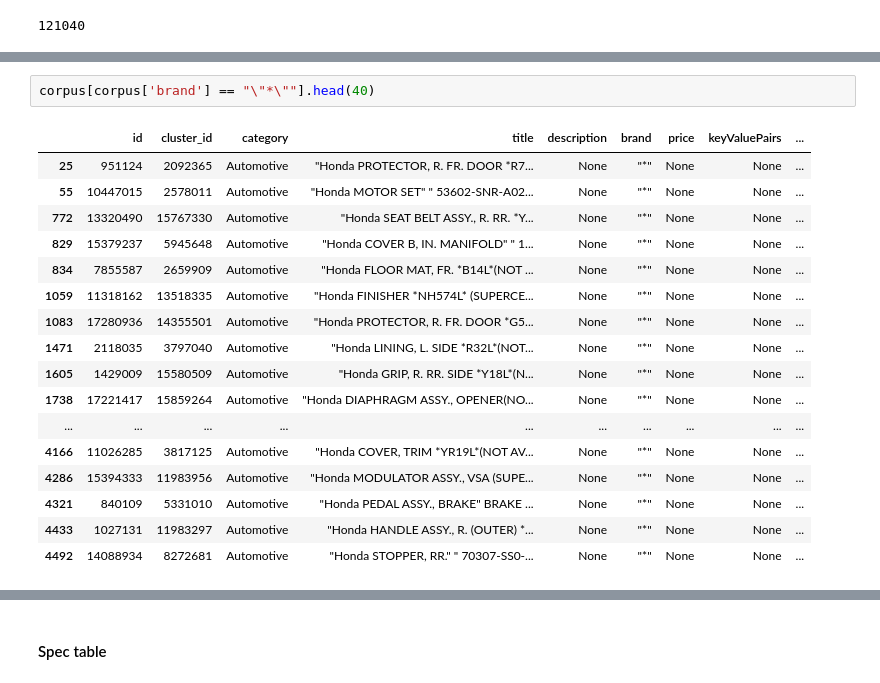
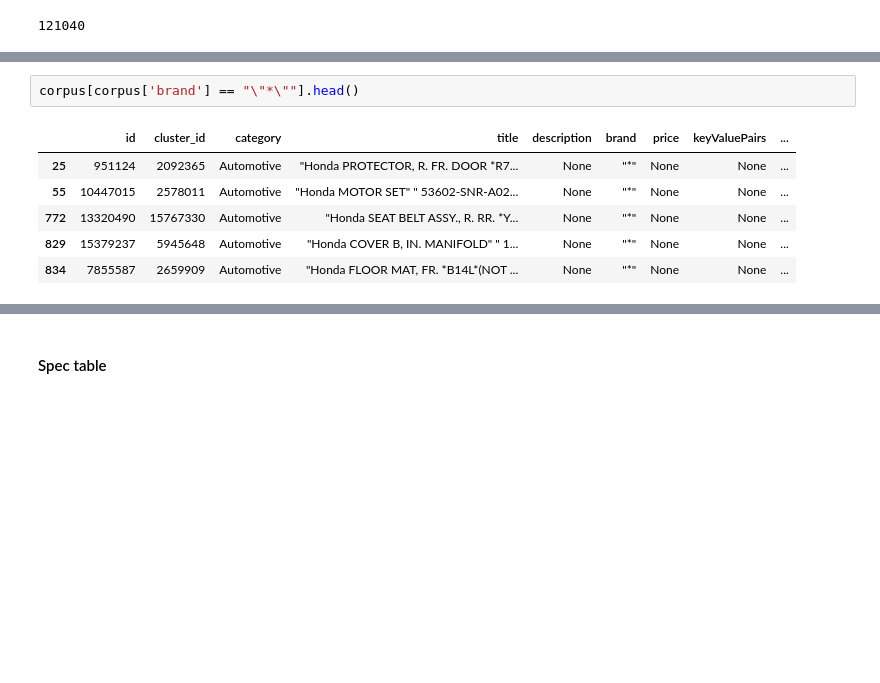
Before and after one commit to jakubriegel/ISWC-Product-Matching, a Jupyter notebook: zti_project.ipynb, the cells around one changed output, grey strips where cells are left out. Saved outputs shown, nothing was run; the diff lists cells and outputs as text; blank space fills up the shorter version.

```diff
--- a/zti_project.ipynb
+++ b/zti_project.ipynb
@@ -153,21 +145,10 @@ corpus[corpus['brand'] == "\"Null\"@en"].head(15)
 # %%
-corpus[corpus['brand'] == "\"*\""].head(40)
+corpus[corpus['brand'] == "\"*\""].head()
 # %% [output]
 |  | id | cluster_id | category | title | description | brand | price | keyValuePairs | ... |
 | 25 | 951124 | 2092365 | Automotive | "Honda PROTECTOR, R. FR. DOOR *R7... | None | "*" | None | None | ... |
 | 55 | 10447015 | 2578011 | Automotive | "Honda MOTOR SET" " 53602-SNR-A02... | None | "*" | None | None | ... |
 | 772 | 13320490 | 15767330 | Automotive | "Honda SEAT BELT ASSY., R. RR. *Y... | None | "*" | None | None | ... |
 | 829 | 15379237 | 5945648 | Automotive | "Honda COVER B, IN. MANIFOLD" " 1... | None | "*" | None | None | ... |
 | 834 | 7855587 | 2659909 | Automotive | "Honda FLOOR MAT, FR. *B14L*(NOT ... | None | "*" | None | None | ... |
-| 1059 | 11318162 | 13518335 | Automotive | "Honda FINISHER *NH574L* (SUPERCE... | None | "*" | None | None | ... |
-| 1083 | 17280936 | 14355501 | Automotive | "Honda PROTECTOR, R. FR. DOOR *G5... | None | "*" | None | None | ... |
-| 1471 | 2118035 | 3797040 | Automotive | "Honda LINING, L. SIDE *R32L*(NOT... | None | "*" | None | None | ... |
-| 1605 | 1429009 | 15580509 | Automotive | "Honda GRIP, R. RR. SIDE *Y18L*(N... | None | "*" | None | None | ... |
-| 1738 | 17221417 | 15859264 | Automotive | "Honda DIAPHRAGM ASSY., OPENER(NO... | None | "*" | None | None | ... |
-| ... | ... | ... | ... | ... | ... | ... | ... | ... | ... |
-| 4166 | 11026285 | 3817125 | Automotive | "Honda COVER, TRIM *YR19L*(NOT AV... | None | "*" | None | None | ... |
-| 4286 | 15394333 | 11983956 | Automotive | "Honda MODULATOR ASSY., VSA (SUPE... | None | "*" | None | None | ... |
-| 4321 | 840109 | 5331010 | Automotive | "Honda PEDAL ASSY., BRAKE" BRAKE ... | None | "*" | None | None | ... |
-| 4433 | 1027131 | 11983297 | Automotive | "Honda HANDLE ASSY., R. (OUTER) *... | None | "*" | None | None | ... |
-| 4492 | 14088934 | 8272681 | Automotive | "Honda STOPPER, RR." " 70307-SS0-... | None | "*" | None | None | ... |
 # %%
```
Also changed, not shown: parts of 29 cells of this notebook.
